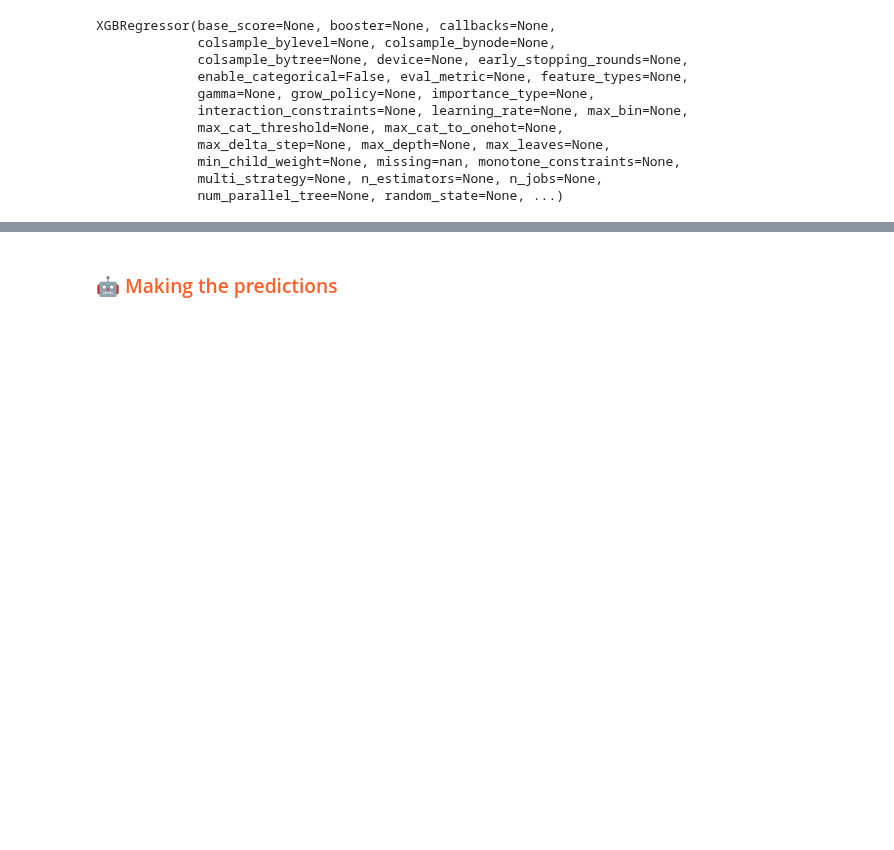
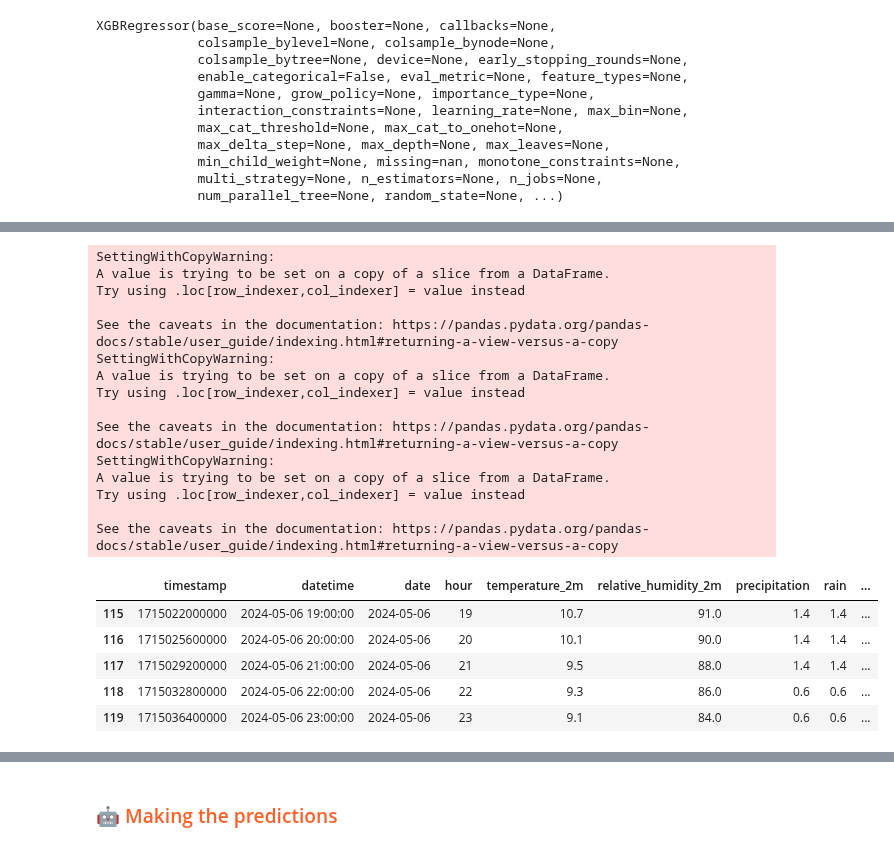
Before and after one commit to Camillahannesbo/BDS_MLOPs_Assignment, a Jupyter notebook: notebooks/4_batch_inference.ipynb, the cells around one changed output, grey strips where cells are left out. Saved outputs shown, nothing was run; the diff lists cells and outputs as text; code cells hidden in the pictures; blank space fills up the shorter version.

```diff
--- a/notebooks/4_batch_inference.ipynb
+++ b/notebooks/4_batch_inference.ipynb
@@ -108,0 +100,36 @@ batch_data
+# %%
+# Fetching weather forecast measures for the next 5 days
+weather_forecast_df = weather_measures.forecast_weather_measures(
+    forecast_length=5
+)
+
+# Fetching danish calendar
+calendar_df = calendar.calendar()
+
+# Merging the weather forecast and calendar dataframes
+new_data = pd.merge(weather_forecast_df, calendar_df, how='inner', left_on='date', right_on='date')
+
+# Displaying the new data
+new_data.tail()
+# %% [output]
+SettingWithCopyWarning:
+A value is trying to be set on a copy of a slice from a DataFrame.
+Try using .loc[row_indexer,col_indexer] = value instead
+
+See the caveats in the documentation: https://pandas.pydata.org/pandas-docs/stable/user_guide/indexing.html#returning-a-view-versus-a-copy
+SettingWithCopyWarning:
+A value is trying to be set on a copy of a slice from a DataFrame.
+Try using .loc[row_indexer,col_indexer] = value instead
+
+See the caveats in the documentation: https://pandas.pydata.org/pandas-docs/stable/user_guide/indexing.html#returning-a-view-versus-a-copy
+SettingWithCopyWarning:
+A value is trying to be set on a copy of a slice from a DataFrame.
+Try using .loc[row_indexer,col_indexer] = value instead
+
+See the caveats in the documentation: https://pandas.pydata.org/pandas-docs/stable/user_guide/indexing.html#returning-a-view-versus-a-copy
+|  | timestamp | datetime | date | hour | temperature_2m | relative_humidity_2m | precipitation | rain | ... |
+| 115 | 1715022000000 | 2024-05-06 19:00:00 | 2024-05-06 | 19 | 10.7 | 91.0 | 1.4 | 1.4 | ... |
+| 116 | 1715025600000 | 2024-05-06 20:00:00 | 2024-05-06 | 20 | 10.1 | 90.0 | 1.4 | 1.4 | ... |
+| 117 | 1715029200000 | 2024-05-06 21:00:00 | 2024-05-06 | 21 | 9.5 | 88.0 | 1.4 | 1.4 | ... |
+| 118 | 1715032800000 | 2024-05-06 22:00:00 | 2024-05-06 | 22 | 9.3 | 86.0 | 0.6 | 0.6 | ... |
+| 119 | 1715036400000 | 2024-05-06 23:00:00 | 2024-05-06 | 23 | 9.1 | 84.0 | 0.6 | 0.6 | ... |
```
Also changed, not shown: parts of 19 cells of this notebook, 10 other files.
